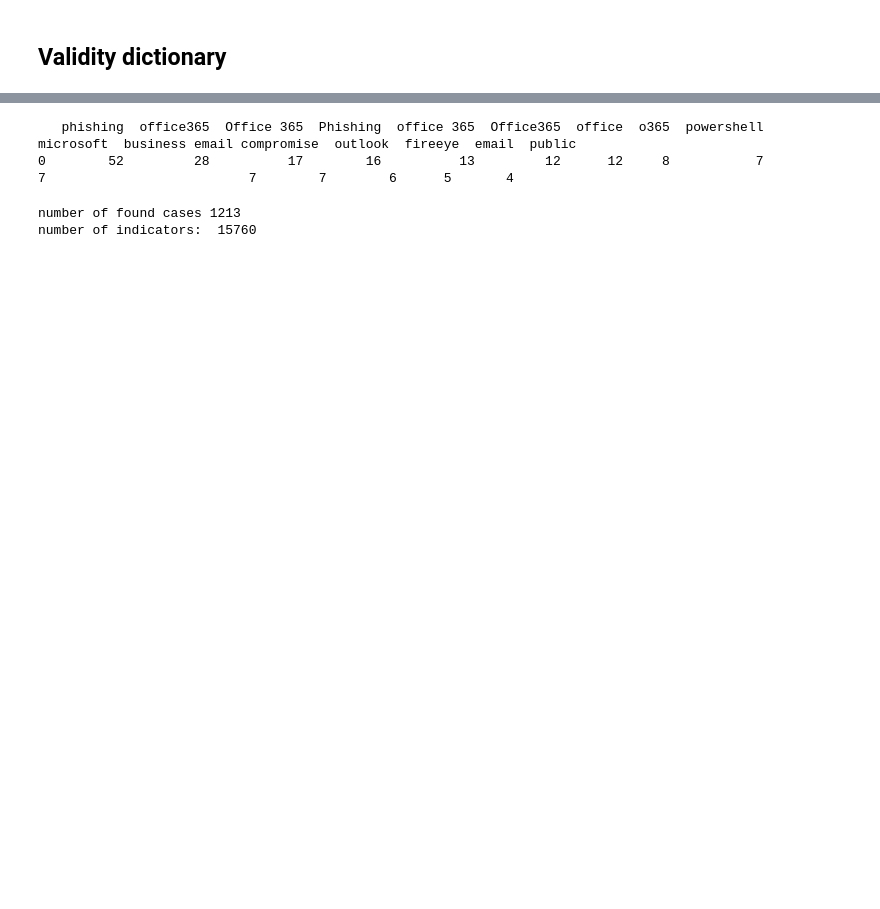
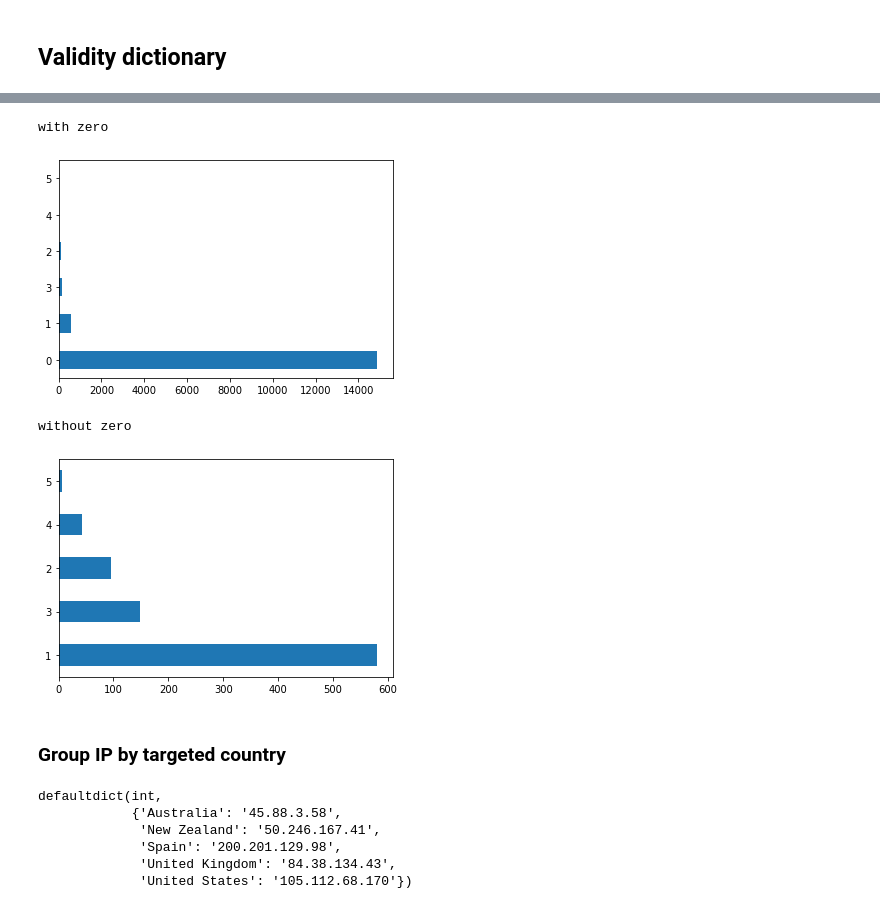
Before and after one commit to maximsachs/phishing_classification_recurrent_nn, a Jupyter notebook: AlienVault_OTX.ipynb, the cells around one changed output, grey strips where cells are left out. Drawn from its saved outputs; the diff is of its cells as text; code cells hidden in the pictures; blank space fills up the shorter version.

```diff
--- a/AlienVault_OTX.ipynb
+++ b/AlienVault_OTX.ipynb
@@ -323,0 +347,11 @@ indicators_df = pulses_to_indicators(pulses)
+# %%
+from collections import defaultdict
+
+# count for all words the number of cases that contains the word
+dictionary_frequencies = ['office','login', '365', 'office365', 'auth', 'microsoft']
+dictionary_frequencies = dict.fromkeys(dictionary_frequencies,0)
+
+for index,indicator in indicators_df.iterrows():
+      for dict_word in dictionary_frequencies:
+        if dict_word in indicator["indicator"]:
+          dictionary_frequencies[dict_word] += 1
@@ -324,3 +367,14 @@ indicators_df = pulses_to_indicators(pulses)
+# %%
+from collections import defaultdict
+df1 = indicators_df
+df1["occurences"] = 0
+# count for all words the number of cases that contains the word
+dictionary_frequencies = ['office','login', '365', 'office365', 'auth', 'microsoft']
+
+for index,indicator in df1.iterrows():
+  for dict_word in dictionary_frequencies:
+        if dict_word in indicator["indicator"]:
+          df1.iloc[index, df1.columns.get_loc('occurences')] += 1
 # %%
 indicators_df
 # %% [output]
@@ -352,22 +394,19 @@ for index,indicator in indicators_df.iterrows():
-# %%
-# Counting the frequency of tags occurring.
-from collections import defaultdict
-tag_frequencies = defaultdict(lambda: 0)
-tlp_frequencies = defaultdict(lambda: 0)
-for index, pulse_entry in pulses.iterrows():
-    if "tags" in pulse_entry:
-      for tag in pulse_entry["tags"]:
-          tag_frequencies[tag] += 1
-
-tags_df = json_normalize(tag_frequencies).transpose()
-tags_df.sort_values(0, axis=0, inplace=True, ascending=False)
-print(tags_df.head(15).transpose().to_string())
-# %% [output]
-   phishing  office365  Office 365  Phishing  office 365  Office365  office  o365  powershell  microsoft  business email compromise  outlook  fireeye  email  public
-0        52         28          17        16          13         12      12     8           7          7                          7        7        6      5       4
-# %%
-print('number of found cases', count)
-print('number of indicators: ', len(indicators_df))
-# %% [output]
-number of found cases 1213
-number of indicators:  15760
+# %%
+import matplotlib.pyplot as plt
+
+print("with zero")
+df1["occurences"].value_counts().plot.barh()
+plt.show()
+
+print("without zero")
+df2 = df1["occurences"]
+df2[df2 != 0].value_counts().plot.barh()
+plt.show()
+# %% [output]
+with zero
+[figure, added]
+without zero
+[figure, added]
+# %% [markdown]
+
+### Group IP by targeted country
@@ -373,0 +423,9 @@ number of indicators:  15760
+# %%
+group_by_country
+# %% [output]
+defaultdict(int,
+            {'Australia': '45.88.3.58',
+             'New Zealand': '50.246.167.41',
+             'Spain': '200.201.129.98',
+             'United Kingdom': '84.38.134.43',
+             'United States': '105.112.68.170'})
```
Also changed, not shown: parts of 10 cells of this notebook.
